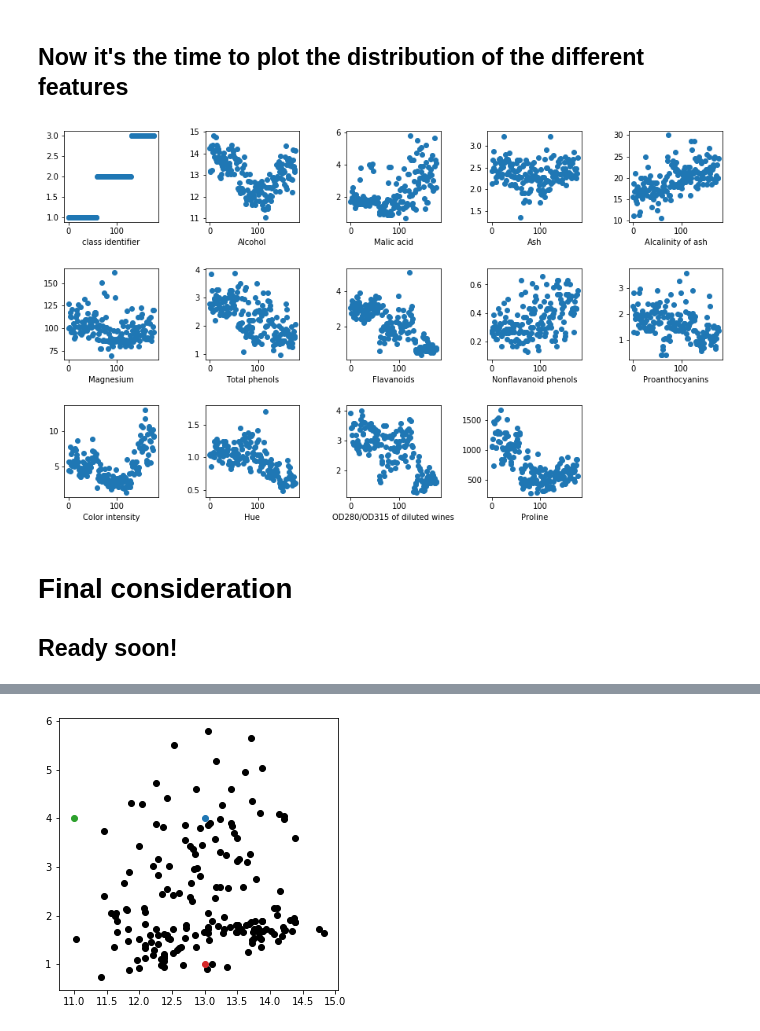
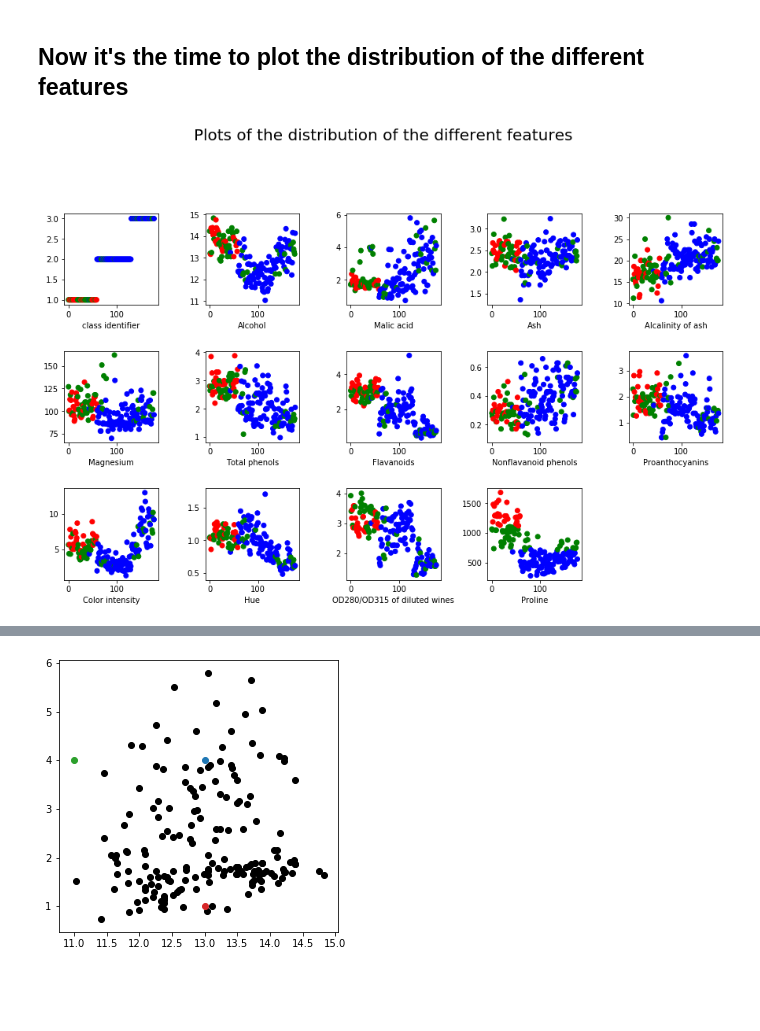
Before and after one commit to Gruntrexpewrus/HMK4, a Jupyter notebook: Question3.ipynb, the cells around one changed output, grey strips where cells are left out. Cells and saved outputs as stored; diff of their text form; code cells hidden in the pictures; blank space fills up the shorter version.

```diff
--- a/Question3.ipynb
+++ b/Question3.ipynb
@@ -122,7 +122,7 @@ while True:
         break
 finalDf=centrDf[['Alcohol', 'Malic acid','Ash','Alcalinity of ash',
             'Magnesium','Total phenols','Flavanoids','Nonflavanoid phenols',
-            'Proanthocyanins','Color intensity','Hue','OD280/OD315 of diluted wines','Proline','closest']]
+            'Proanthocyanins','Color intensity','Hue','OD280/OD315 of diluted wines','Proline','closest','color']]
 finalDf.head()
 # %% [output]
 |  | Alcohol | Malic acid | Ash | Alcalinity of ash | Magnesium | Total phenols | Flavanoids | ... |
@@ -136,15 +136,13 @@ finalDf.head()
 # %%
 fig= plt.figure(figsize=(15,15))
 fig.subplots_adjust(hspace=0.5,wspace=0.5)
+fig.suptitle('Plots of the distribution of the different features', fontsize=20)
 x=1
 #len(df.columns)
 for i in df:
     ax=fig.add_subplot(5,5,x)
-    ax.scatter(range(len(df)), df[i])
+    ax.scatter(range(len(df)), df[i], c=finalDf['color'])
     ax.set_xlabel(i)
     x+=1
 # %% [output]
-[figure, old version]
+[figure, new version]
-# %% [markdown]
-# Final consideration
-## Ready soon!
```
Also changed, not shown: parts of 6 cells of this notebook, 1 other file.
